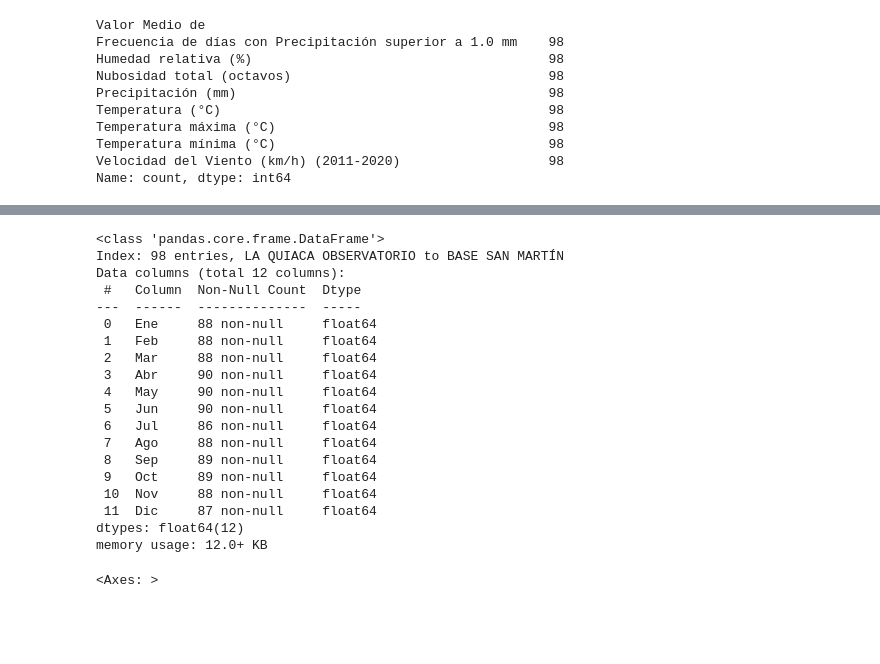
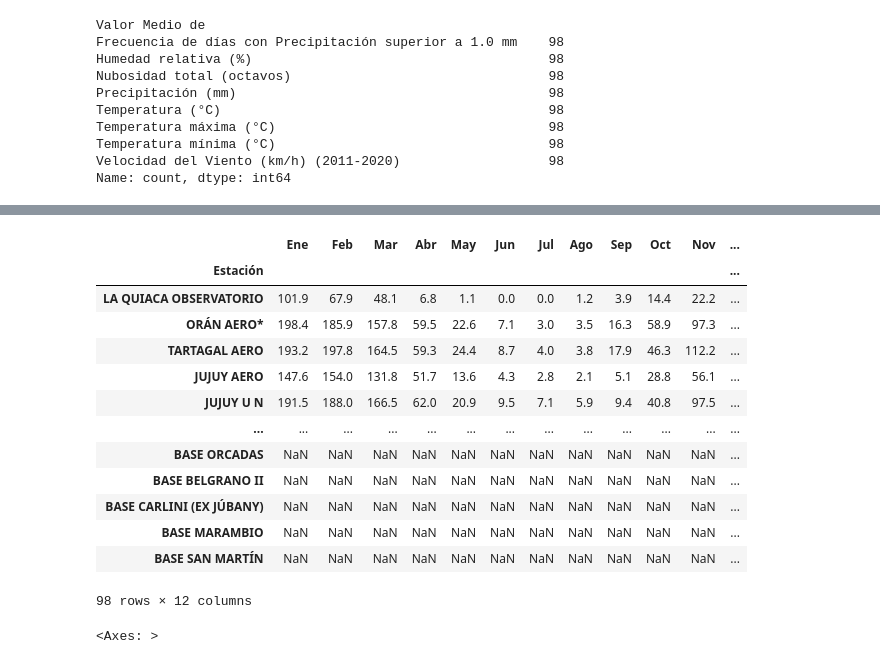
Before and after one commit to BustosMaxx/dengue_y_zika, a Jupyter notebook: notebooks/clima-smn.ipynb, the cells around one changed output, grey strips where cells are left out. Drawn from its saved outputs; the diff is of its cells as text; code cells hidden in the pictures; blank space fills up the shorter version.

```diff
--- a/notebooks/clima-smn.ipynb
+++ b/notebooks/clima-smn.ipynb
@@ -145,27 +68,33 @@ precipitacion
-# %%
-
-precipitacion = precipitacion.astype(float)
-precipitacion.info()
-# %% [output]
-<class 'pandas.core.frame.DataFrame'>
-Index: 98 entries, LA QUIACA OBSERVATORIO to BASE SAN MARTÍN
-Data columns (total 12 columns):
- #   Column  Non-Null Count  Dtype
----  ------  --------------  -----
- 0   Ene     88 non-null     float64
- 1   Feb     88 non-null     float64
- 2   Mar     88 non-null     float64
- 3   Abr     90 non-null     float64
- 4   May     90 non-null     float64
- 5   Jun     90 non-null     float64
- 6   Jul     86 non-null     float64
- 7   Ago     88 non-null     float64
- 8   Sep     89 non-null     float64
- 9   Oct     89 non-null     float64
- 10  Nov     88 non-null     float64
- 11  Dic     87 non-null     float64
-dtypes: float64(12)
-memory usage: 12.0+ KB
+# %%
+precipitacion = temp[temp["Valor Medio de"] == "Precipitación (mm)"]
+
+#Elimino columna y coloco un nuevo indice
+del precipitacion["Valor Medio de"]
+precipitacion = precipitacion.set_index("Estación")
+
+# Reemplazar las S/D por cero.
+precipitacion[precipitacion.isin(["S/D"])] = 0
+
+# Reemplazar las comas por puntos.
+for i in precipitacion.columns:
+    precipitacion[i] = precipitacion[i].str.replace(',','.').astype(float)
+
+precipitacion
+# %% [output]
+|  | Ene | Feb | Mar | Abr | May | Jun | Jul | Ago | Sep | Oct | Nov | ... |
+| Estación |  |  |  |  |  |  |  |  |  |  |  | ... |
+| LA QUIACA OBSERVATORIO | 101.9 | 67.9 | 48.1 | 6.8 | 1.1 | 0.0 | 0.0 | 1.2 | 3.9 | 14.4 | 22.2 | ... |
+| ORÁN AERO* | 198.4 | 185.9 | 157.8 | 59.5 | 22.6 | 7.1 | 3.0 | 3.5 | 16.3 | 58.9 | 97.3 | ... |
+| TARTAGAL AERO | 193.2 | 197.8 | 164.5 | 59.3 | 24.4 | 8.7 | 4.0 | 3.8 | 17.9 | 46.3 | 112.2 | ... |
+| JUJUY AERO | 147.6 | 154.0 | 131.8 | 51.7 | 13.6 | 4.3 | 2.8 | 2.1 | 5.1 | 28.8 | 56.1 | ... |
+| JUJUY U N | 191.5 | 188.0 | 166.5 | 62.0 | 20.9 | 9.5 | 7.1 | 5.9 | 9.4 | 40.8 | 97.5 | ... |
+| ... | ... | ... | ... | ... | ... | ... | ... | ... | ... | ... | ... | ... |
+| BASE ORCADAS | NaN | NaN | NaN | NaN | NaN | NaN | NaN | NaN | NaN | NaN | NaN | ... |
+| BASE BELGRANO II | NaN | NaN | NaN | NaN | NaN | NaN | NaN | NaN | NaN | NaN | NaN | ... |
+| BASE CARLINI (EX JÚBANY) | NaN | NaN | NaN | NaN | NaN | NaN | NaN | NaN | NaN | NaN | NaN | ... |
+| BASE MARAMBIO | NaN | NaN | NaN | NaN | NaN | NaN | NaN | NaN | NaN | NaN | NaN | ... |
+| BASE SAN MARTÍN | NaN | NaN | NaN | NaN | NaN | NaN | NaN | NaN | NaN | NaN | NaN | ... |
+98 rows × 12 columns
 # %%
 # sns.set_theme(style="ticks")
 sns.barplot(precipitacion, estimator="sum")
```
Also changed, not shown: parts of 17 cells of this notebook.
